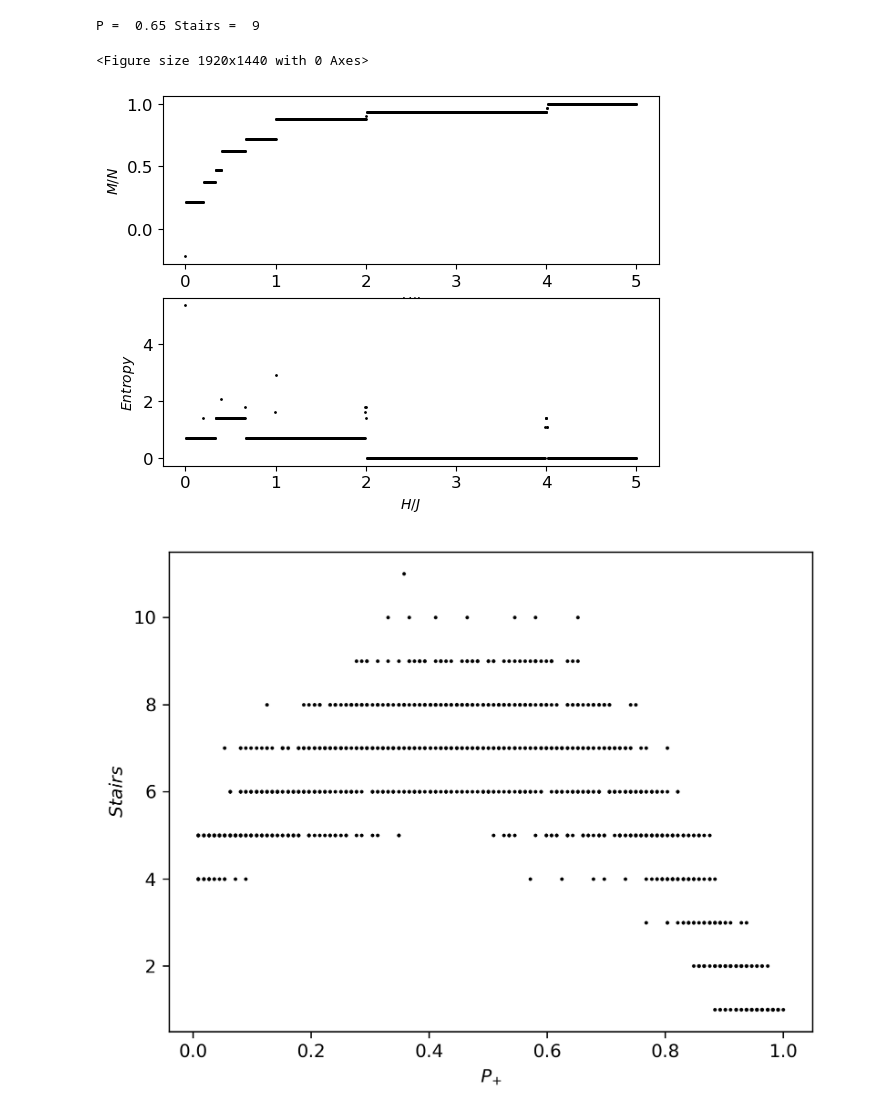
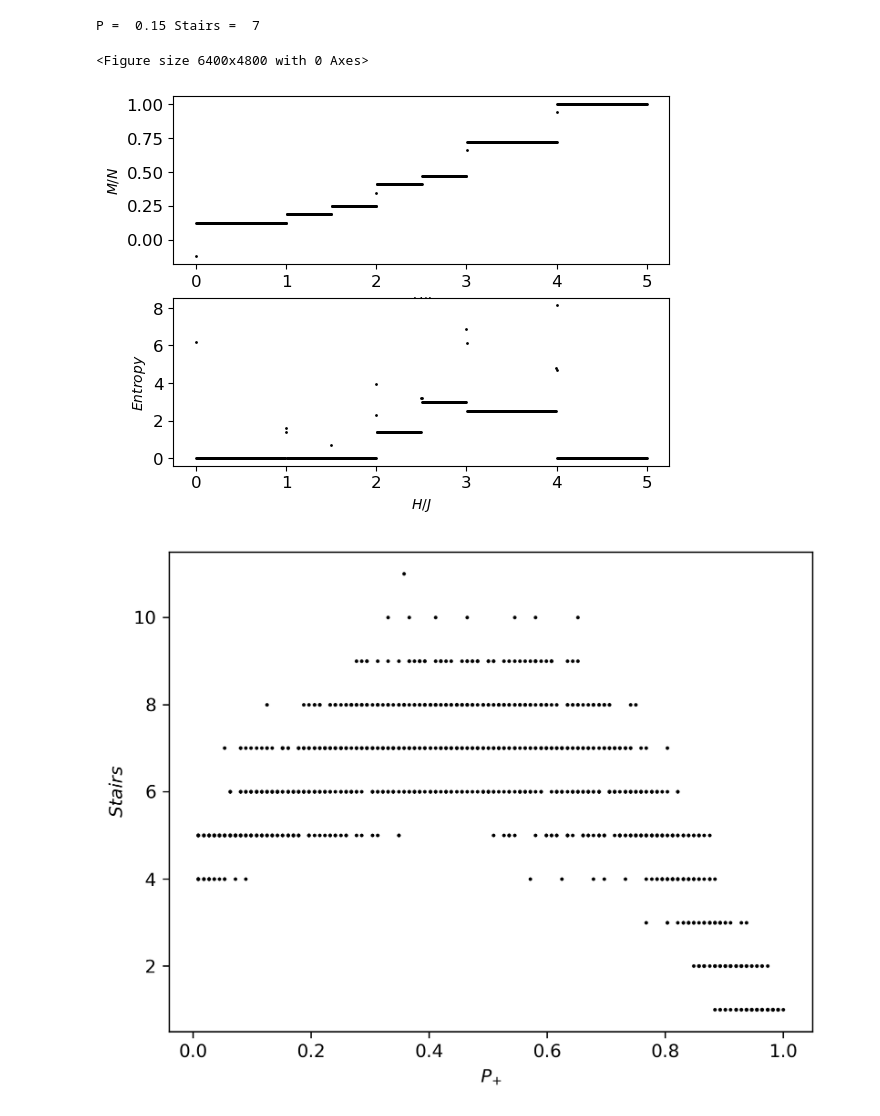
Before and after one commit to feirime/Ground-state-search-2D-Ising-model, a Jupyter notebook: images/scripts_and_programs/Entropy/ferfase.ipynb, the cells around one changed output. Cells and saved outputs as stored; diff of their text form; code cells hidden in the pictures.

```diff
--- a/images/scripts_and_programs/Entropy/ferfase.ipynb
+++ b/images/scripts_and_programs/Entropy/ferfase.ipynb
@@ -11,7 +11,7 @@ def colorFader(mix=0):
     return mpl.colors.to_hex((1 - mix) * c1 + mix * c2)
 # %%
 spins = 64
-P_plus_sample = 0.0
+P_plus_sample = 0.15
 field_start = 0
 field_stop = 5
 field_steps = 1000
@@ -35,44 +35,44 @@ J_sum = J_sum[idx]
 P_plus = P_plus[idx]
 arr_of_files = arr_of_files[idx]
 # %%
-plt.figure(dpi=300)
+plt.figure(dpi=1000)
 sample_idx = int(file_count * P_plus_sample)
 file = arr_of_files[sample_idx]
 gem = numpy.loadtxt(open(file), skiprows=4).T
 G = gem[0]
 E = gem[1]
 M = gem[2]
 fig, (ax1, ax2) = plt.subplots(2)
 M_before = - N * N
 stair = 0
 start = False
 for h in range(len(H)):
     Energy = E - M * H[h]
     Egs_idx = numpy.argwhere(Energy <= numpy.min(Energy) * 0.9999)
     Mgs = numpy.min(M[Egs_idx]) / (N * N)
     if Mgs != M_before:
         start = True
     if start and Mgs == M_before:
         stair += 1
         start = False
     M_before = Mgs
     #Mgs = numpy.log(numpy.min(M[Egs_idx]) / (N * N))
     entropy = numpy.log(numpy.sum(G[Egs_idx]))
     ax1.scatter(H[h], Mgs, color='black', s=1)
     ax1.set(xlabel="$H / J$", ylabel="$M / N$")
     ax1.tick_params(axis='both', which='major', labelsize=12)
     ax1.grid(axis='x')
     ax2.scatter(H[h], entropy, color='black', s=1)
     ax2.set(xlabel="$H / J$", ylabel="$Entropy$")
     ax2.tick_params(axis='both', which='major', labelsize=12)
     ax2.grid(axis='x')
 print("P = ", P_plus_sample, "Stairs = ", stair)
+plt.savefig("../../Entopy_and_se_P" + str(P_plus_sample) + ".eps", format='eps', dpi=1000)
 plt.show()
-#plt.savefig("../../ferfase.eps", dpi=300)
 # %% [output]
-P =  0.65 Stairs =  9
+P =  0.15 Stairs =  7
-<Figure size 1920x1440 with 0 Axes>
+<Figure size 6400x4800 with 0 Axes>
-[figure, old version]
+[figure, new version]
 # %%
 plt.figure(dpi=300)
 idxs = [i for i, x in enumerate(P_plus) if x > P_plus_sample]
```
Also changed, not shown: parts of 1 cell of this notebook, 3 other files.
